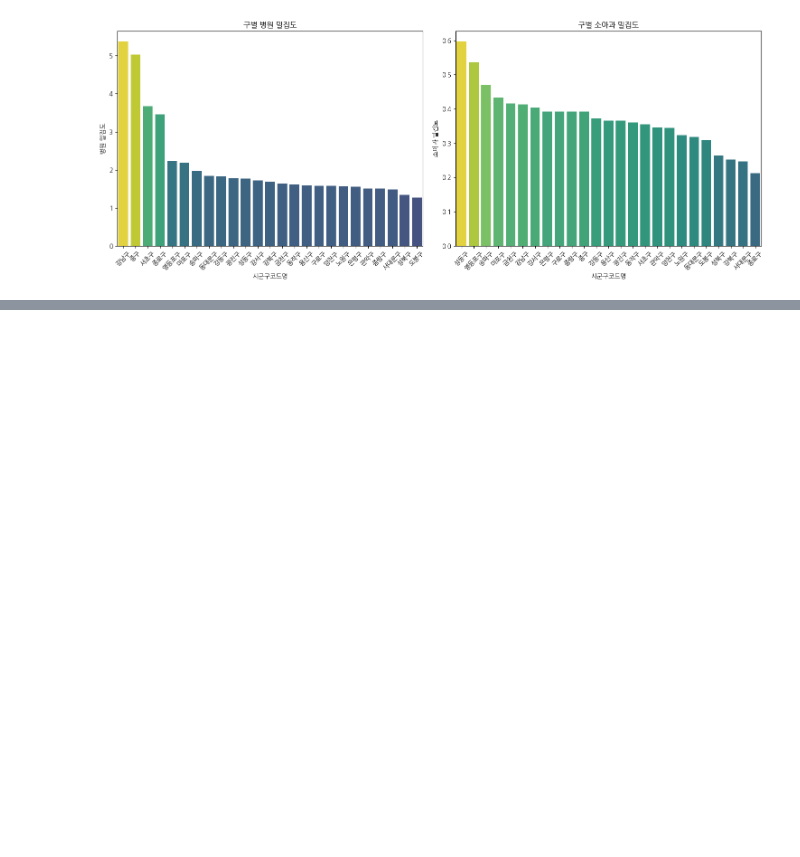
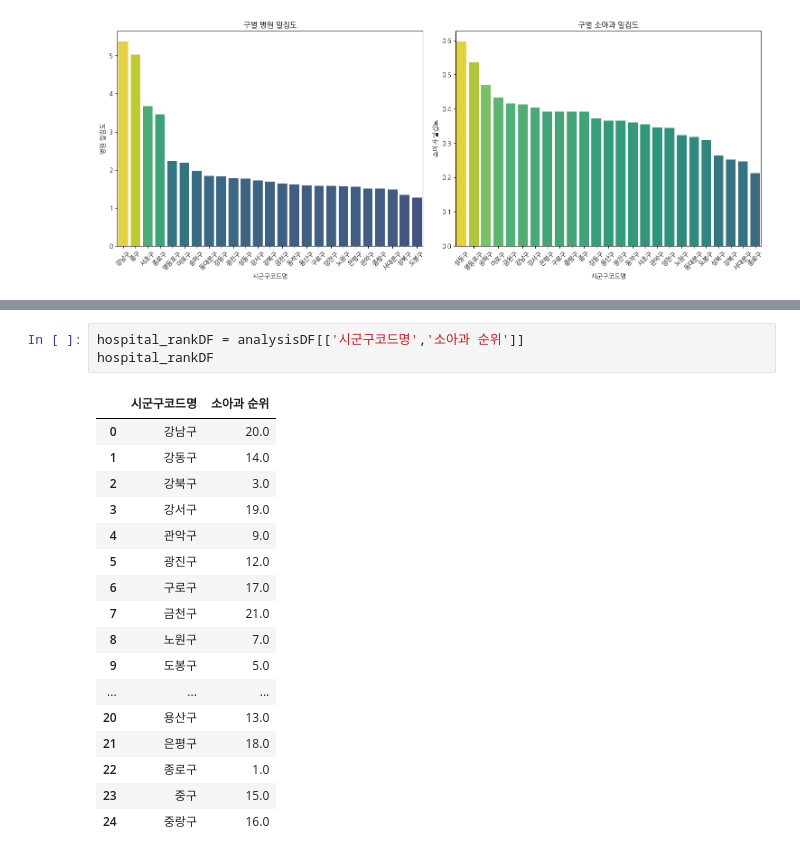
Before and after one commit to addinedu-ros-9th/eda-repo-2, a Jupyter notebook: data_analysis/Gu_facility.ipynb, the cells around one changed output, grey strips where cells are left out. Saved outputs shown, nothing was run; the diff lists cells and outputs as text; blank space fills up the shorter version.

```diff
--- a/data_analysis/Gu_facility.ipynb
+++ b/data_analysis/Gu_facility.ipynb
@@ -539,0 +592,21 @@ Passing `palette` without assigning `hue` is deprecated and will be removed in v
+# %%
+hospital_rankDF = analysisDF[['시군구코드명','소아과 순위']]
+hospital_rankDF
+# %% [output]
+|  | 시군구코드명 | 소아과 순위 |
+| 0 | 강남구 | 20.0 |
+| 1 | 강동구 | 14.0 |
+| 2 | 강북구 | 3.0 |
+| 3 | 강서구 | 19.0 |
+| 4 | 관악구 | 9.0 |
+| 5 | 광진구 | 12.0 |
+| 6 | 구로구 | 17.0 |
+| 7 | 금천구 | 21.0 |
+| 8 | 노원구 | 7.0 |
+| 9 | 도봉구 | 5.0 |
+| ... | ... | ... |
+| 20 | 용산구 | 13.0 |
+| 21 | 은평구 | 18.0 |
+| 22 | 종로구 | 1.0 |
+| 23 | 중구 | 15.0 |
+| 24 | 중랑구 | 16.0 |
```
Also changed, not shown: parts of 5 cells of this notebook.
